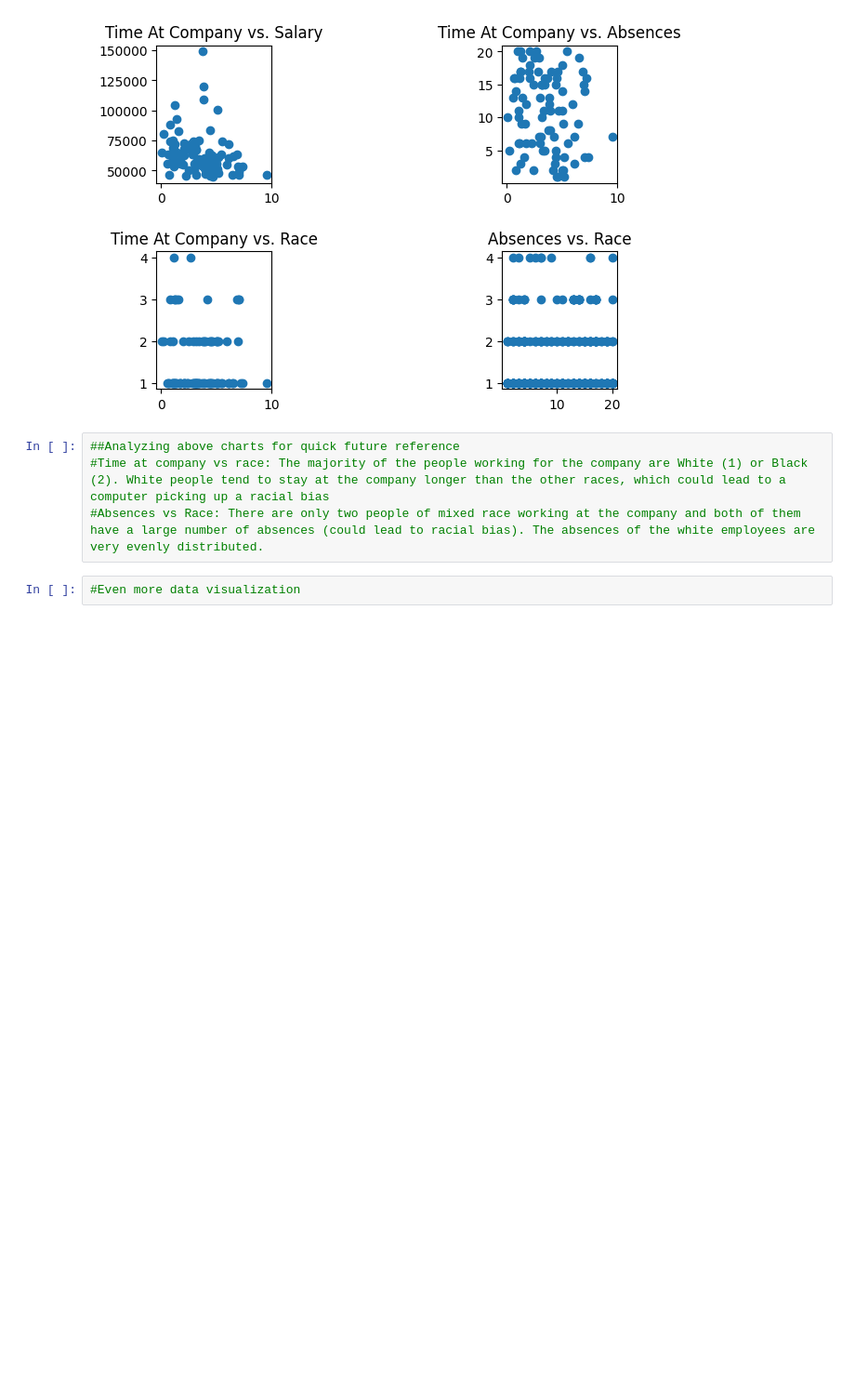
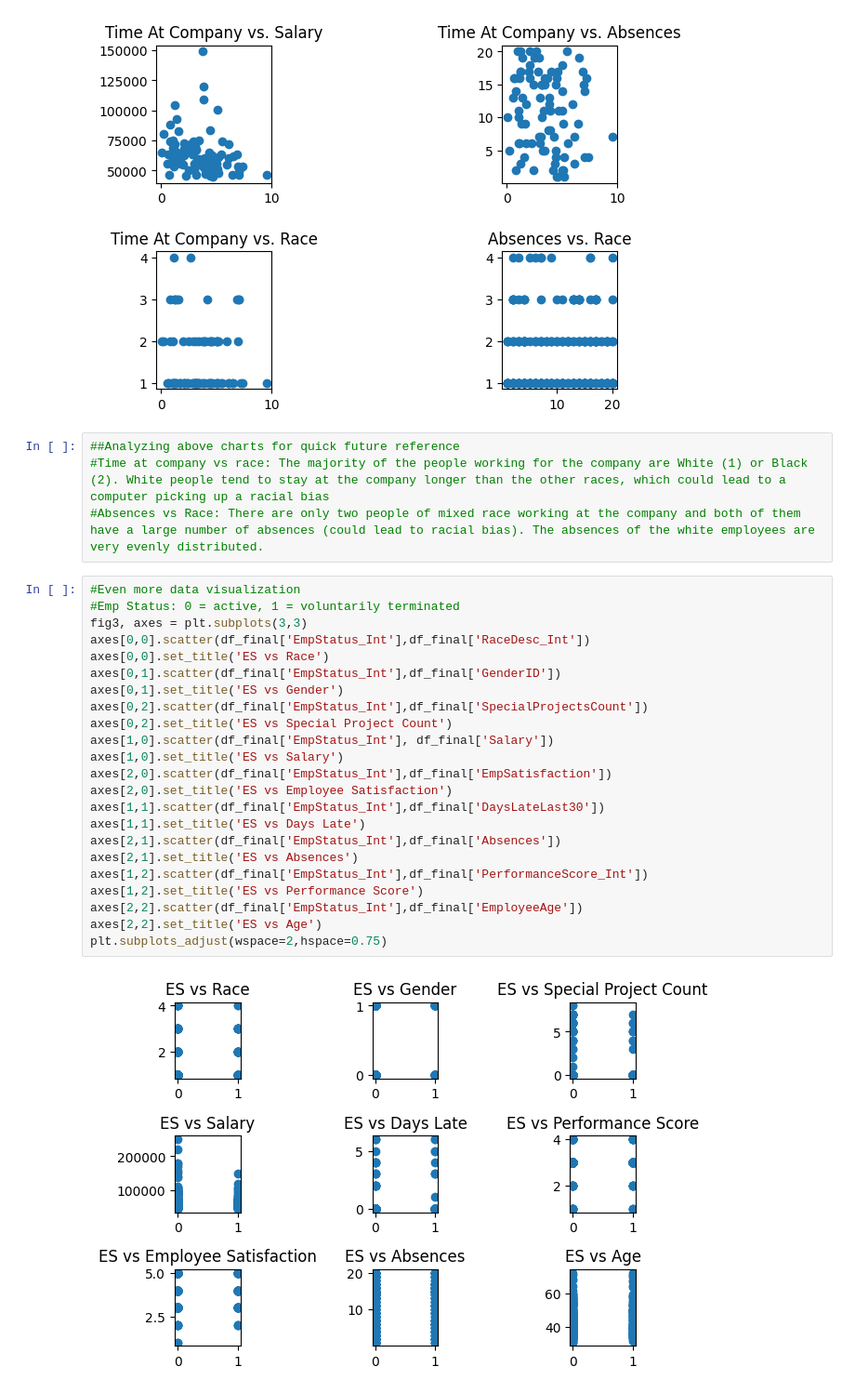
Before and after one commit to akazachk-teaching/Project-Group-5, a Jupyter notebook: project-code.ipynb, the cells around one changed output. Shown: that part at 93% size. Drawn from its saved outputs; the diff is of its cells as text; blank space fills up the shorter version.

Commit message:
Data visualization focusing on employment status

```diff
--- a/project-code.ipynb
+++ b/project-code.ipynb
@@ -211,5 +211,28 @@ plt.subplots_adjust(wspace = 2, hspace = 0.5)
 ##Analyzing above charts for quick future reference
 #Time at company vs race: The majority of the people working for the company are White (1) or Black (2). White people tend to stay at the company longer than the other races, which could lead to a computer picking up a racial bias
 #Absences vs Race: There are only two people of mixed race working at the company and both of them have a large number of absences (could lead to racial bias). The absences of the white employees are very evenly distributed.
-# %%
-#Even more data visualization
+# %%
+#Even more data visualization
+#Emp Status: 0 = active, 1 = voluntarily terminated
+fig3, axes = plt.subplots(3,3)
+axes[0,0].scatter(df_final['EmpStatus_Int'],df_final['RaceDesc_Int'])
+axes[0,0].set_title('ES vs Race')
+axes[0,1].scatter(df_final['EmpStatus_Int'],df_final['GenderID'])
+axes[0,1].set_title('ES vs Gender')
+axes[0,2].scatter(df_final['EmpStatus_Int'],df_final['SpecialProjectsCount'])
+axes[0,2].set_title('ES vs Special Project Count')
+axes[1,0].scatter(df_final['EmpStatus_Int'], df_final['Salary'])
+axes[1,0].set_title('ES vs Salary')
+axes[2,0].scatter(df_final['EmpStatus_Int'],df_final['EmpSatisfaction'])
+axes[2,0].set_title('ES vs Employee Satisfaction')
+axes[1,1].scatter(df_final['EmpStatus_Int'],df_final['DaysLateLast30'])
+axes[1,1].set_title('ES vs Days Late')
+axes[2,1].scatter(df_final['EmpStatus_Int'],df_final['Absences'])
+axes[2,1].set_title('ES vs Absences')
+axes[1,2].scatter(df_final['EmpStatus_Int'],df_final['PerformanceScore_Int'])
+axes[1,2].set_title('ES vs Performance Score')
+axes[2,2].scatter(df_final['EmpStatus_Int'],df_final['EmployeeAge'])
+axes[2,2].set_title('ES vs Age')
+plt.subplots_adjust(wspace=2,hspace=0.75)
+# %% [output]
+[figure, added]
```
